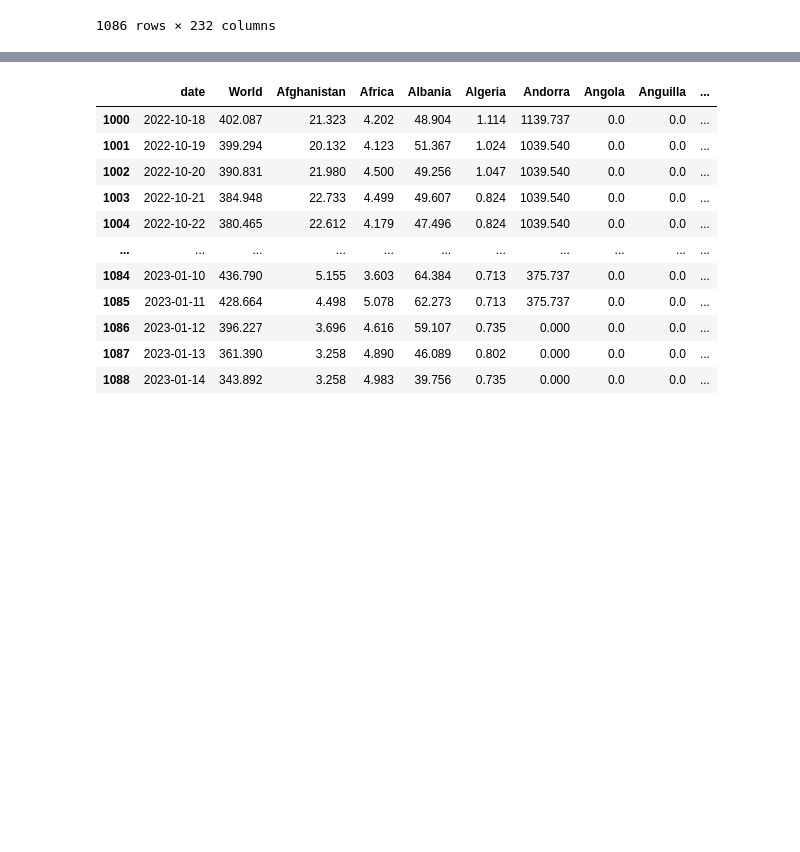
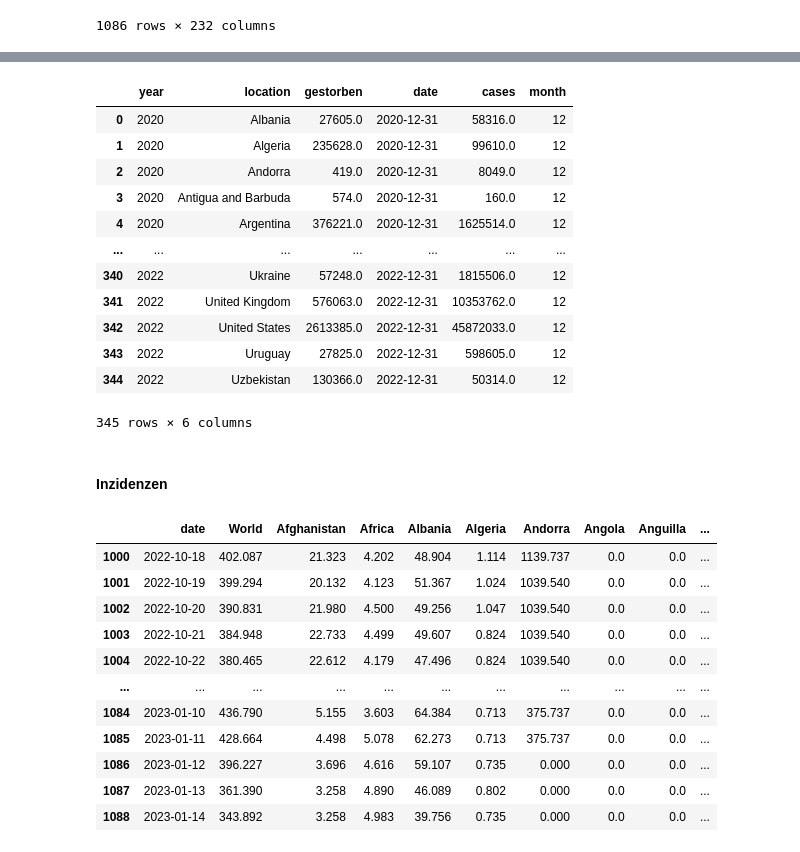
Before and after one commit to moshchev/smart_data, a Jupyter notebook: analyse.ipynb, the cells around one changed output, grey strips where cells are left out. Drawn from its saved outputs; the diff is of its cells as text; code cells hidden in the pictures; blank space fills up the shorter version.

```diff
--- a/analyse.ipynb
+++ b/analyse.ipynb
@@ -66,3 +70,8 @@ new_cases
 | 1084 | 2023-01-10 | 400780.0 | 25.0 | 517.0 | 47.0 | 7.0 | 0.0 | 0.0 | 0.0 | ... |
 | 1085 | 2023-01-11 | 516315.0 | 34.0 | 2570.0 | 0.0 | 6.0 | 0.0 | 0.0 | 0.0 | ... |
 1086 rows × 232 columns
+# %%
+new_cases.date = pd.to_datetime(new_cases.date)
+# %%
+jahr_absolut = new_cases.groupby(by= [pd.Grouper(key='date', freq='A')]).sum()
+jahr_absolut
@@ -68,0 +86,9 @@ new_cases
+# %%
+case = jahr_absolut.unstack(level=0)
+cases = pd.DataFrame(case)
+cases.reset_index(inplace=True)
+cases.rename(columns={'level_0':'location', 0:'cases'}, inplace=True)
+cases.drop(index = cases[cases.date == '2023-12-31'].index, inplace=True)
+cases['month']  = cases.date.dt.month
+cases['year'] = cases.date.dt.year
+cases
@@ -68,0 +109,3 @@ new_cases
+# %%
+mort_year = mort_fin.groupby(by= ['year', 'location']).gestorben.sum().reset_index()
+mort_year
@@ -69,3 +126,22 @@ new_cases
+# %%
+mort_case = pd.merge(left=mort_year, right=cases, left_on=['location', 'year'], right_on= ['location', 'year'])
+mort_case
+# %% [output]
+|  | year | location | gestorben | date | cases | month |
+| 0 | 2020 | Albania | 27605.0 | 2020-12-31 | 58316.0 | 12 |
+| 1 | 2020 | Algeria | 235628.0 | 2020-12-31 | 99610.0 | 12 |
+| 2 | 2020 | Andorra | 419.0 | 2020-12-31 | 8049.0 | 12 |
+| 3 | 2020 | Antigua and Barbuda | 574.0 | 2020-12-31 | 160.0 | 12 |
+| 4 | 2020 | Argentina | 376221.0 | 2020-12-31 | 1625514.0 | 12 |
+| ... | ... | ... | ... | ... | ... | ... |
+| 340 | 2022 | Ukraine | 57248.0 | 2022-12-31 | 1815506.0 | 12 |
+| 341 | 2022 | United Kingdom | 576063.0 | 2022-12-31 | 10353762.0 | 12 |
+| 342 | 2022 | United States | 2613385.0 | 2022-12-31 | 45872033.0 | 12 |
+| 343 | 2022 | Uruguay | 27825.0 | 2022-12-31 | 598605.0 | 12 |
+| 344 | 2022 | Uzbekistan | 130366.0 | 2022-12-31 | 50314.0 | 12 |
+345 rows × 6 columns
+# %% [markdown]
+#### Inzidenzen
 # %%
 weekly_new_raw = pd.read_csv('weekly_cases_per_million.csv')
 weekly_new_raw.iloc[1000::]
```
Also changed, not shown: parts of 18 cells of this notebook.
